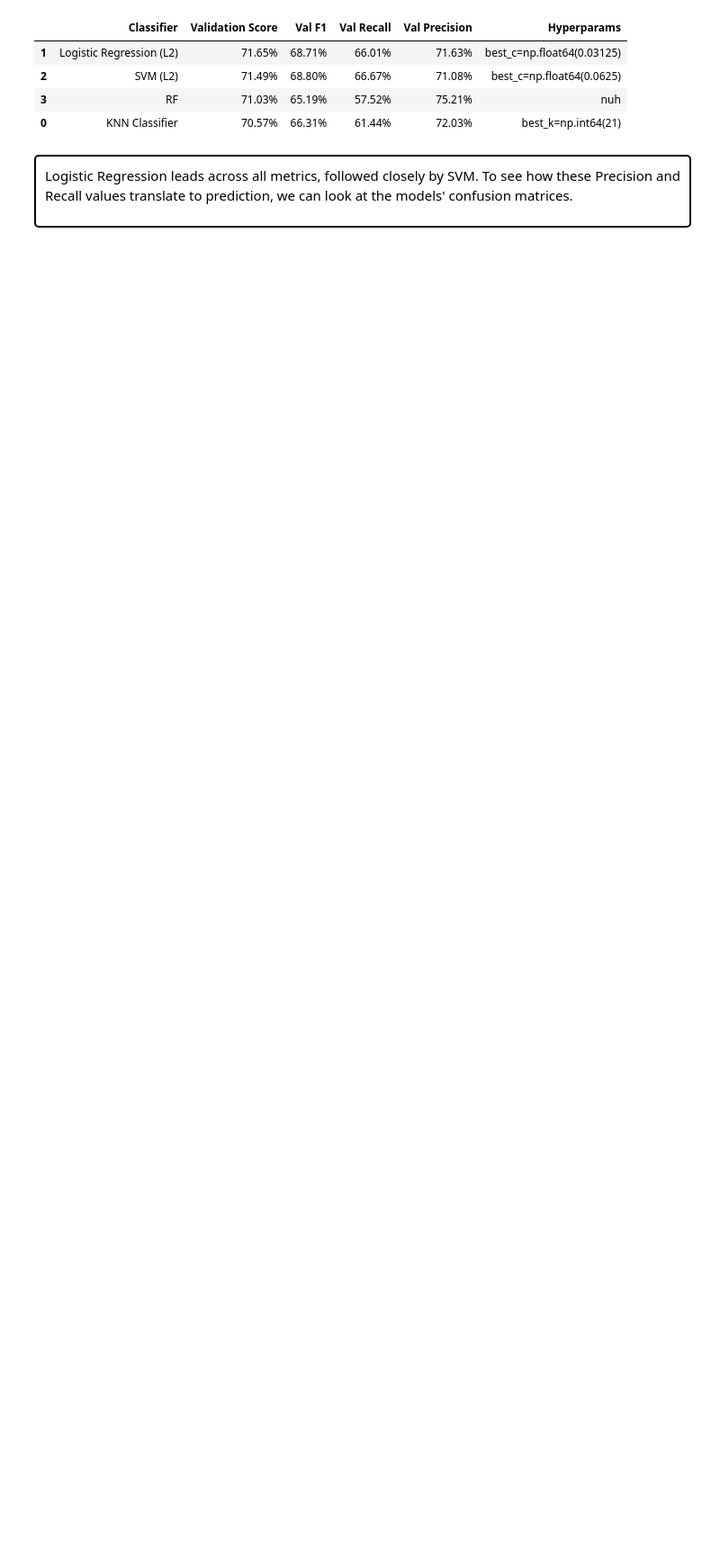
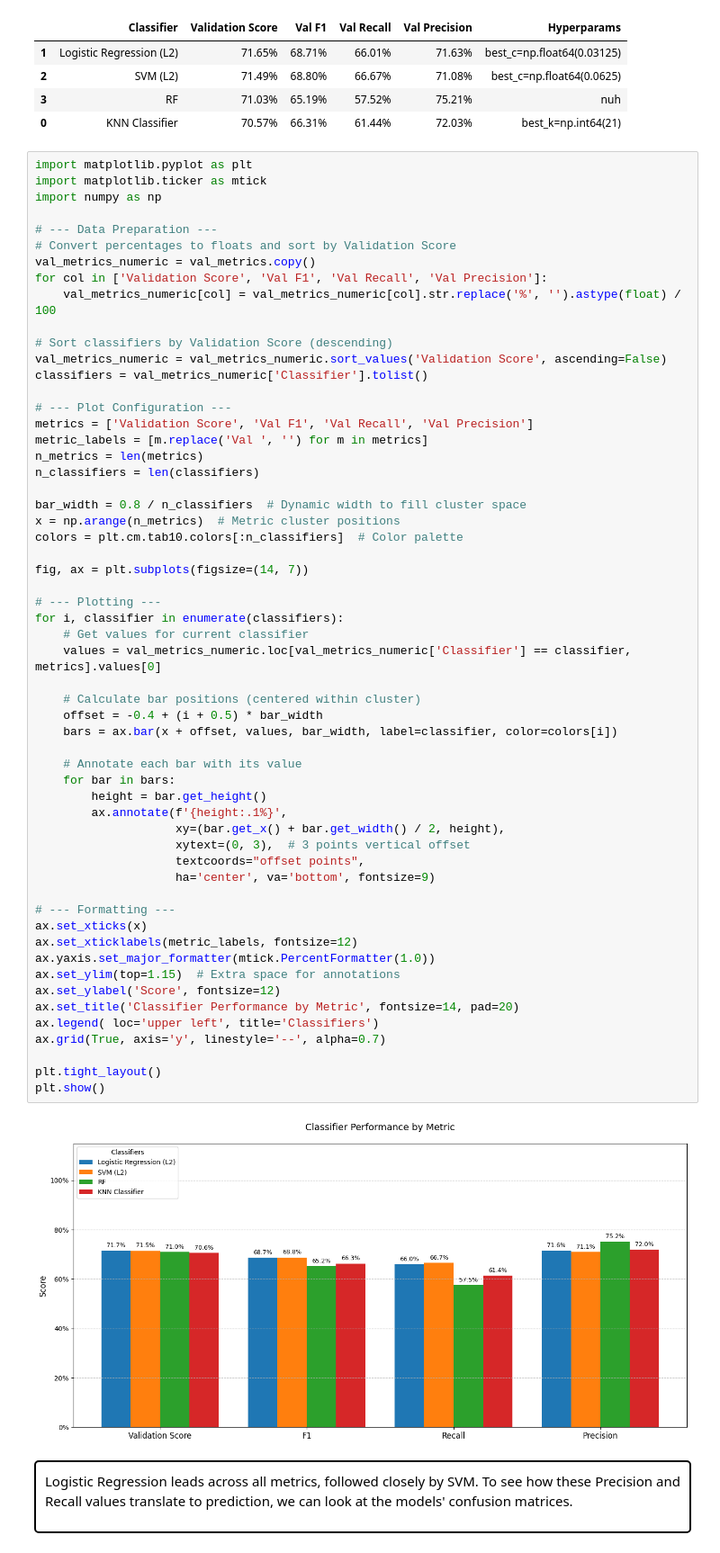
Before and after one commit to 10meters/IMDB-Final-Project, a Jupyter notebook: main.ipynb, the cells around one changed output. Shown at 90% size. Cells and saved outputs as stored; diff of their text form; blank space fills up the shorter version.

```diff
--- a/main.ipynb
+++ b/main.ipynb
@@ -977,6 +977,65 @@ val_metrics.sort_values(by="Validation Score", ascending=False)
 | 2 | SVM (L2) | 71.49% | 68.80% | 66.67% | 71.08% | best_c=np.float64(0.0625) |
 | 3 | RF | 71.03% | 65.19% | 57.52% | 75.21% | nuh |
 | 0 | KNN Classifier | 70.57% | 66.31% | 61.44% | 72.03% | best_k=np.int64(21) |
+# %%
+import matplotlib.pyplot as plt
+import matplotlib.ticker as mtick
+import numpy as np
+
+# --- Data Preparation ---
+# Convert percentages to floats and sort by Validation Score
+val_metrics_numeric = val_metrics.copy()
+for col in ['Validation Score', 'Val F1', 'Val Recall', 'Val Precision']:
+    val_metrics_numeric[col] = val_metrics_numeric[col].str.replace('%', '').astype(float) / 100
+
+# Sort classifiers by Validation Score (descending)
+val_metrics_numeric = val_metrics_numeric.sort_values('Validation Score', ascending=False)
+classifiers = val_metrics_numeric['Classifier'].tolist()
+
+# --- Plot Configuration ---
+metrics = ['Validation Score', 'Val F1', 'Val Recall', 'Val Precision']
+metric_labels = [m.replace('Val ', '') for m in metrics]
+n_metrics = len(metrics)
+n_classifiers = len(classifiers)
+
+bar_width = 0.8 / n_classifiers  # Dynamic width to fill cluster space
+x = np.arange(n_metrics)  # Metric cluster positions
+colors = plt.cm.tab10.colors[:n_classifiers]  # Color palette
+
+fig, ax = plt.subplots(figsize=(14, 7))
+
+# --- Plotting ---
+for i, classifier in enumerate(classifiers):
+    # Get values for current classifier
+    values = val_metrics_numeric.loc[val_metrics_numeric['Classifier'] == classifier, metrics].values[0]
+
+    # Calculate bar positions (centered within cluster)
+    offset = -0.4 + (i + 0.5) * bar_width
+    bars = ax.bar(x + offset, values, bar_width, label=classifier, color=colors[i])
+
+    # Annotate each bar with its value
+    for bar in bars:
+        height = bar.get_height()
+        ax.annotate(f'{height:.1%}',
+                    xy=(bar.get_x() + bar.get_width() / 2, height),
+                    xytext=(0, 3),  # 3 points vertical offset
+                    textcoords="offset points",
+                    ha='center', va='bottom', fontsize=9)
+
+# --- Formatting ---
+ax.set_xticks(x)
+ax.set_xticklabels(metric_labels, fontsize=12)
+ax.yaxis.set_major_formatter(mtick.PercentFormatter(1.0))
+ax.set_ylim(top=1.15)  # Extra space for annotations
+ax.set_ylabel('Score', fontsize=12)
+ax.set_title('Classifier Performance by Metric', fontsize=14, pad=20)
+ax.legend( loc='upper left', title='Classifiers')
+ax.grid(True, axis='y', linestyle='--', alpha=0.7)
+
+plt.tight_layout()
+plt.show()
+# %% [output]
+[figure, added]
 # %% [markdown]
 <div style="border: 2px solid black; padding: 10px;text-align: justify; border-radius: 5px; max-width: 90%; margin: 0 auto;">
 
```
Also changed, not shown: parts of 3 cells of this notebook, 1 other file.
